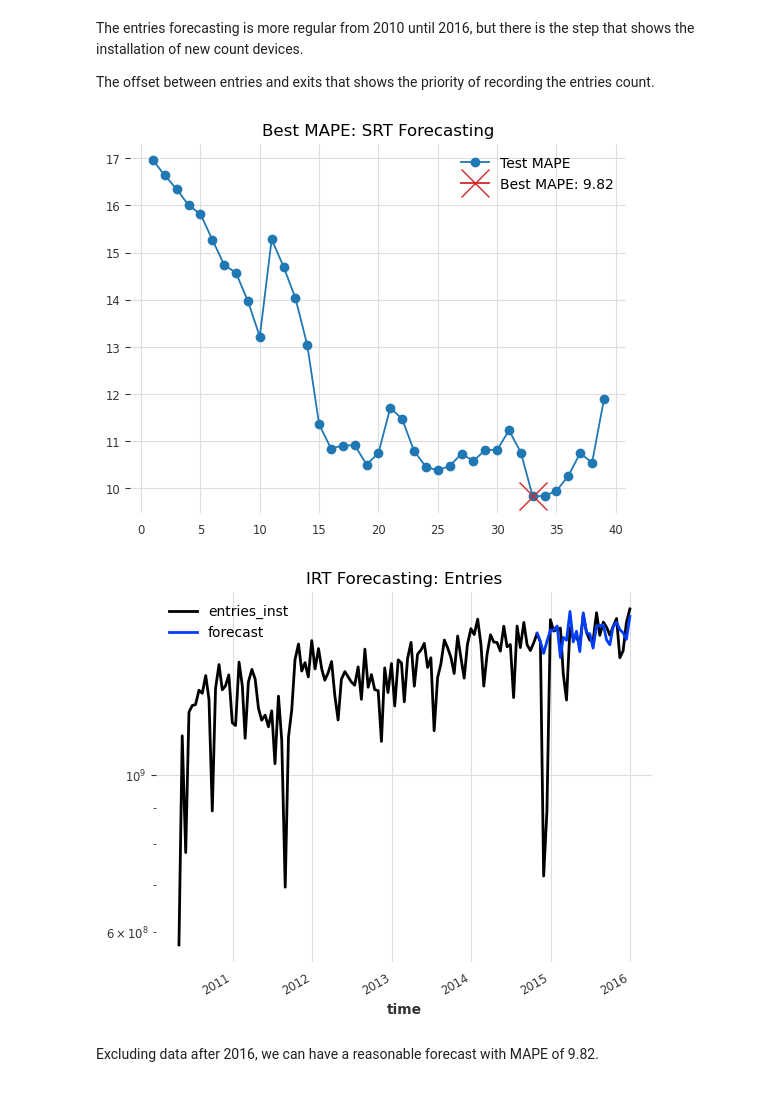
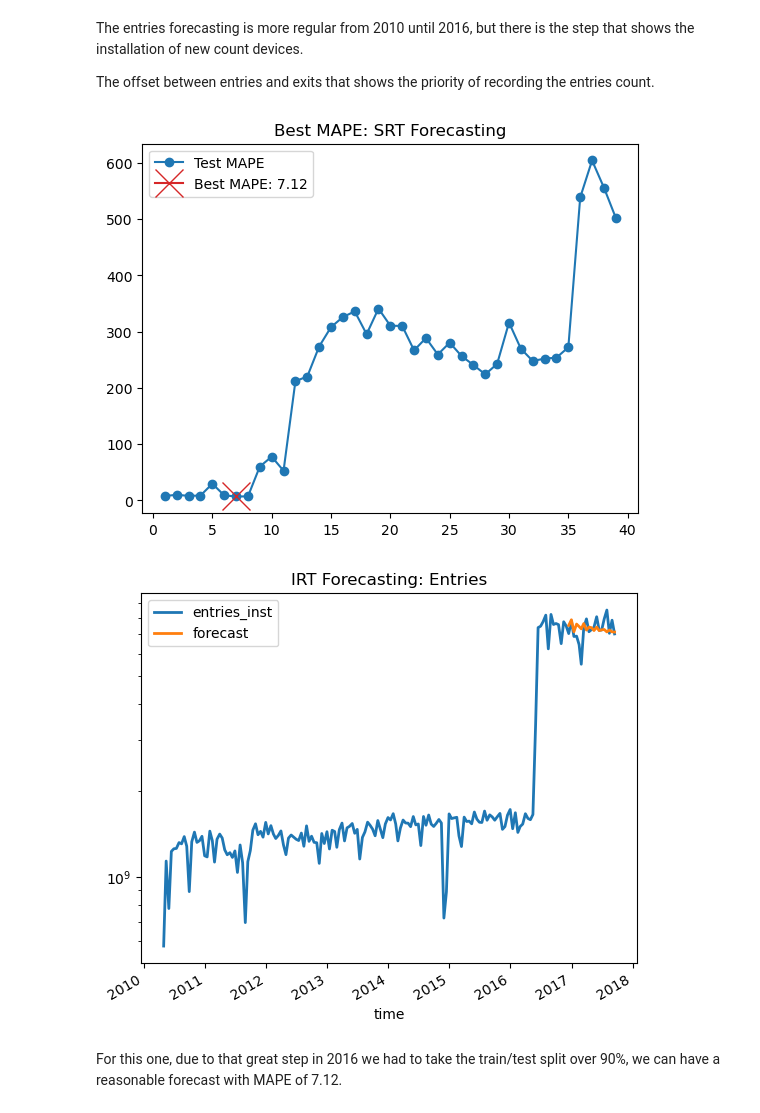
Before and after one commit to alvarodiegomaia/nyc-metro-challenge, a Jupyter notebook: main.ipynb, the cells around one changed output. Drawn from its saved outputs; the diff is of its cells as text; code cells hidden in the pictures.

Commit message:
Global forecasting and conclusion

```diff
--- a/main.ipynb
+++ b/main.ipynb
@@ -22,17 +22,22 @@ from datetime import datetime
 import matplotlib.pyplot as plt
 from matplotlib import dates as mdates
 from matplotlib.ticker import EngFormatter
+import matplotlib as mpl
 import seaborn as sns
 
 from darts import TimeSeries
 from darts.models import RegressionModel, LinearRegressionModel
-from darts.metrics import mape
+from darts.metrics import mape, mase
+import xgboost as xgb
+from sklearn.metrics import mean_squared_error
 
 import tqdm
 from operator import itemgetter
 import glob
 import shutil
 import py7zr
+
+plt.style.use('default')
 # %% [markdown]
 ## Understanding the Dataset
 # %% [markdown]
@@ -41,7 +46,7 @@ Let's begin importing just one dataset and work to understand the data
 file_name = 'data/Dataset-Prova.7z'
 temp_folder = 'data/temp'
 
-with py7zr.SevenZipFile(file_name[0], 'r') as archive:
+with py7zr.SevenZipFile(file_name, 'r') as archive:
     file_names = archive.getnames()
     archive.extractall(path=temp_folder)
 
@@ -802,7 +807,7 @@ def generate_group_time_by_division(df, freq, division):
     df_time_series['entries_inst'] = group['entries'].apply(series_deacumulate).apply(np.sum)
     df_time_series['exits_inst'] = group['exits'].apply(series_deacumulate).apply(np.sum)
 
-    return df_time_series
+    return df_time_series[:-1]
 # %%
 group_division_concat = pd.concat([generate_group_time_by_division(df ,freq='SM', division=division) for division in division_dict.keys()])
 # %%
@@ -1116,8 +1127,8 @@ The entries forecasting is more regular from 2010 until 2016, but there is the s
 
 The offset between entries and exits that shows the priority of recording the entries count.
 # %%
-series = TimeSeries.from_dataframe(group_srt[group_srt.time.dt.year < 2016], time_col='time', value_cols='entries_inst', freq='SM')
-series_train, series_test = series.split_before(0.80)
+series = TimeSeries.from_dataframe(group_srt, time_col='time', value_cols='entries_inst', freq='SM')
+series_train, series_test = series.split_before(0.90)
 # %%
 %%capture
 
@@ -1144,22 +1155,22 @@ plt.title('Best MAPE: SRT Forecasting')
 plt.legend()
 plt.show()
 # %% [output]
-[figure, old version]
+[figure, new version]
 # %%
-model = LinearRegressionModel(lags=lags_list[mape_min_index])
+model = RegressionModel(lags=lags_list[mape_min_index])
 model.fit(series_train)
 prediction = model.predict(len(series_test))
 
 series.plot()
 prediction.plot(label="forecast")
 plt.title('IRT Forecasting: Entries')
 plt.yscale('log')
 plt.legend()
 plt.show()
 # %% [output]
-[figure, old version]
+[figure, new version]
-# %% [markdown]
-Excluding data after 2016, we can have a reasonable forecast with MAPE of 9.82.
+# %% [markdown]
+For this one, due to that great step in 2016 we had to take the train/test split over 90%, we can have a reasonable forecast with MAPE of 7.12.
 # %%
 plot_station_rank(df_srt, 'SRT')
 # %% [output]
```
Also changed, not shown: parts of 83 cells of this notebook.
